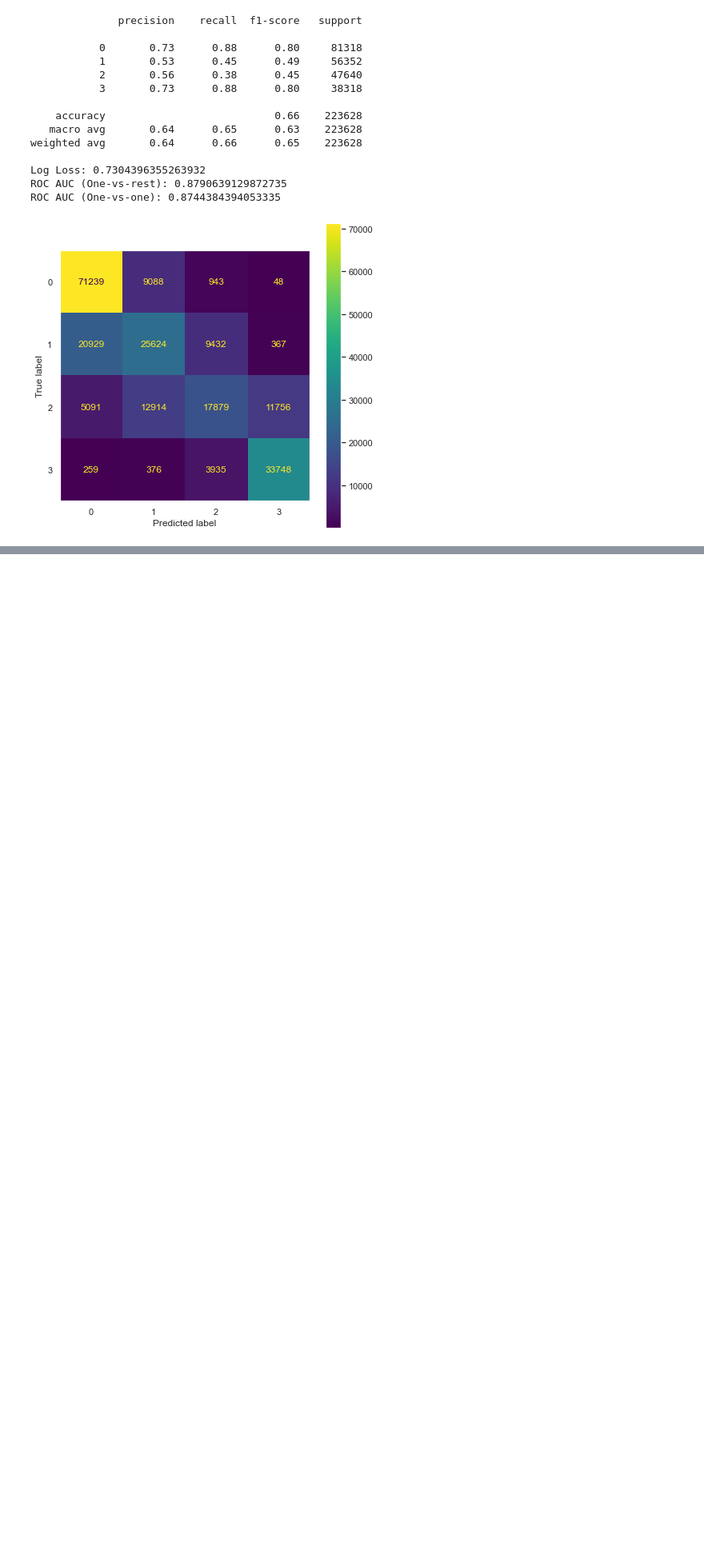
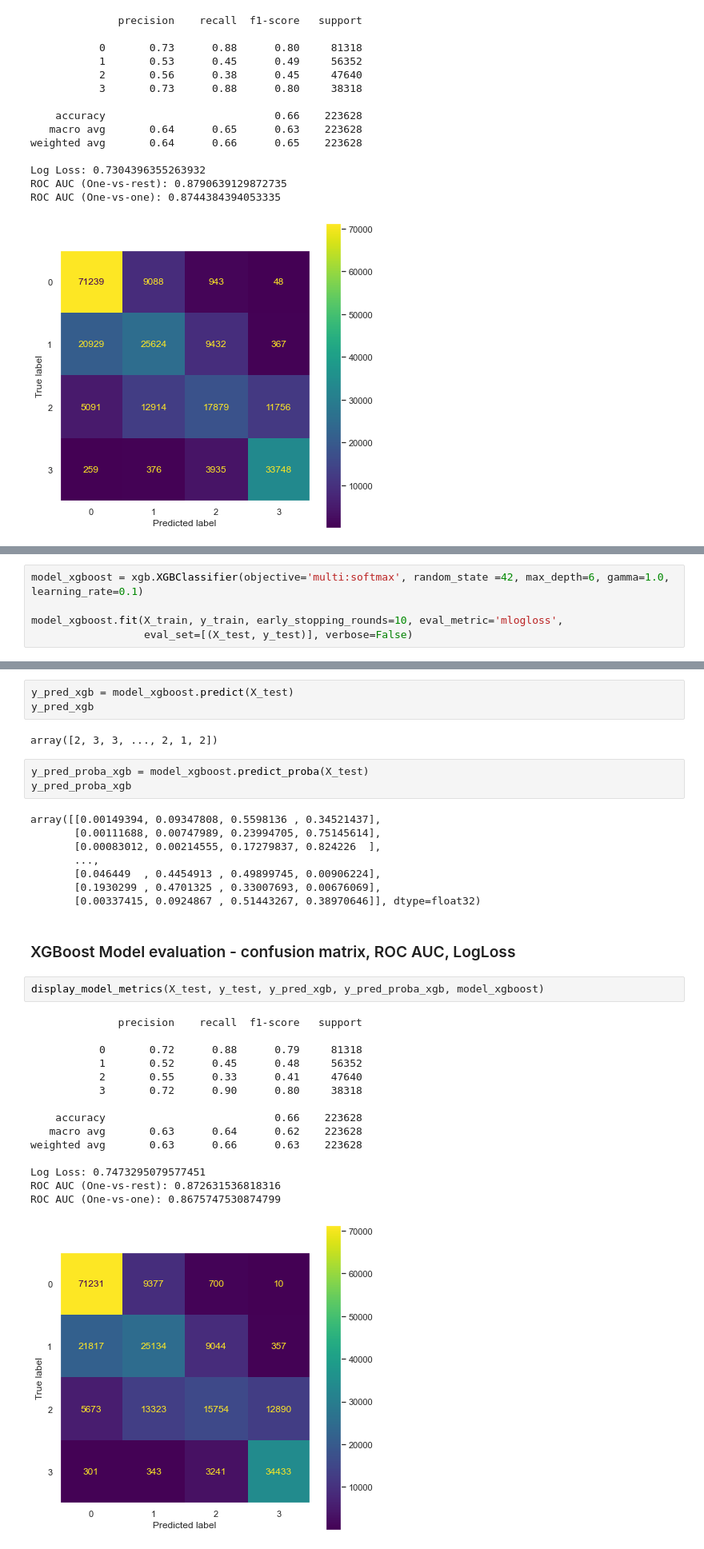
Before and after one commit to LiyanaRoslie/google-apps-ml, a Jupyter notebook: Playstore-ML.ipynb, the cells around one changed output, grey strips where cells are left out. Shown at 80% size. Saved outputs shown, nothing was run; the diff lists cells and outputs as text; blank space fills up the shorter version.

```diff
--- a/Playstore-ML.ipynb
+++ b/Playstore-ML.ipynb
@@ -1021,0 +1113,5 @@ ROC AUC (One-vs-one): 0.8744384394053335
+# %%
+model_xgboost = xgb.XGBClassifier(objective='multi:softmax', random_state =42, max_depth=6, gamma=1.0, learning_rate=0.1)
+
+model_xgboost.fit(X_train, y_train, early_stopping_rounds=10, eval_metric='mlogloss',
+                  eval_set=[(X_test, y_test)], verbose=False)
@@ -1021,0 +1128,36 @@ ROC AUC (One-vs-one): 0.8744384394053335
+# %%
+y_pred_xgb = model_xgboost.predict(X_test)
+y_pred_xgb
+# %% [output]
+array([2, 3, 3, ..., 2, 1, 2])
+# %%
+y_pred_proba_xgb = model_xgboost.predict_proba(X_test)
+y_pred_proba_xgb
+# %% [output]
+array([[0.00149394, 0.09347808, 0.5598136 , 0.34521437],
+       [0.00111688, 0.00747989, 0.23994705, 0.75145614],
+       [0.00083012, 0.00214555, 0.17279837, 0.824226  ],
+       ...,
+       [0.046449  , 0.4454913 , 0.49899745, 0.00906224],
+       [0.1930299 , 0.4701325 , 0.33007693, 0.00676069],
+       [0.00337415, 0.0924867 , 0.51443267, 0.38970646]], dtype=float32)
+# %% [markdown]
+### XGBoost Model evaluation - confusion matrix, ROC AUC, LogLoss
+# %%
+display_model_metrics(X_test, y_test, y_pred_xgb, y_pred_proba_xgb, model_xgboost)
+# %% [output]
+              precision    recall  f1-score   support
+
+           0       0.72      0.88      0.79     81318
+           1       0.52      0.45      0.48     56352
+           2       0.55      0.33      0.41     47640
+           3       0.72      0.90      0.80     38318
+
+    accuracy                           0.66    223628
+   macro avg       0.63      0.64      0.62    223628
+weighted avg       0.63      0.66      0.63    223628
+
+Log Loss: 0.7473295079577451
+ROC AUC (One-vs-rest): 0.872631536818316
+ROC AUC (One-vs-one): 0.8675747530874799
+[figure, added]
```
Also changed, not shown: parts of 28 cells of this notebook.
